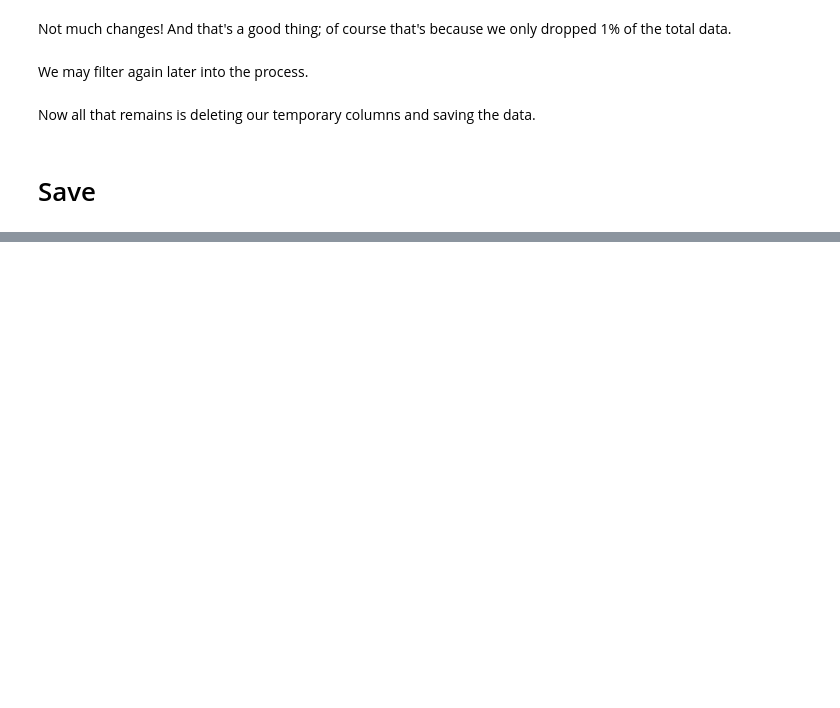
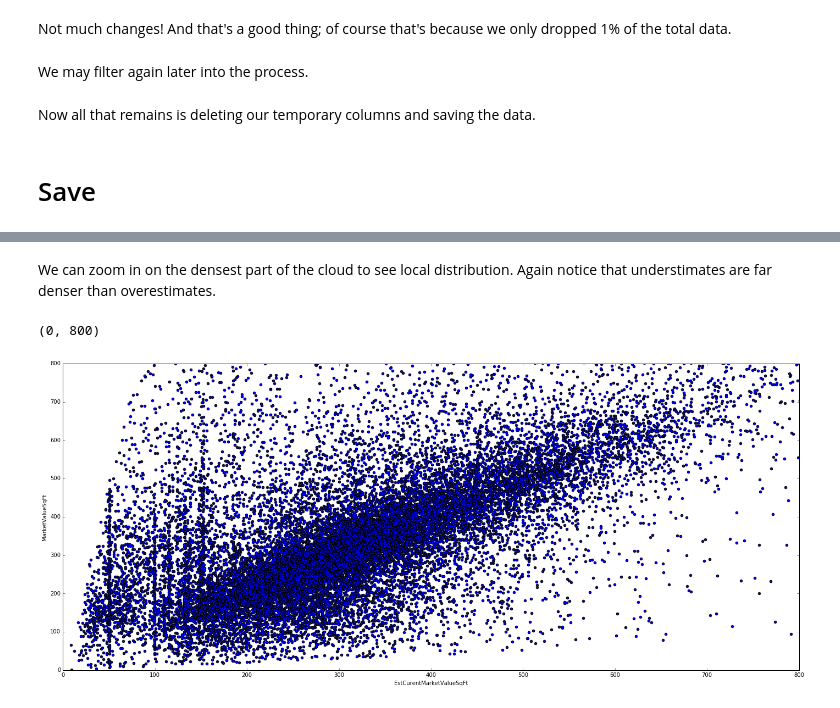
Before and after one commit to ResidentMario/nyc-buildings, a Jupyter notebook: data-munging.ipynb, the cells around one changed output, grey strips where cells are left out. Drawn from its saved outputs; the diff is of its cells as text; code cells hidden in the pictures; blank space fills up the shorter version.

```diff
--- a/data-munging.ipynb
+++ b/data-munging.ipynb
@@ -550,0 +603,12 @@ r_p_post.to_csv('nyc_building_nonsales.csv')
+# %% [markdown]
+We can zoom in on the densest part of the cloud to see local distribution. Again notice that understimates are far denser than overestimates.
+# %%
+ax = r_p[['MarketValueSqFt', 'EstCurentMarketValueSqFt']].plot(y='MarketValueSqFt',
+                                                               x='EstCurentMarketValueSqFt',
+                                                               kind='scatter',
+                                                               figsize=(24, 10))
+ax.set_xlim([0,800])
+ax.set_ylim([0,800])
+# %% [output]
+(0, 800)
+[figure, added]
```
Also changed, not shown: parts of 15 cells of this notebook, 1 other file.
